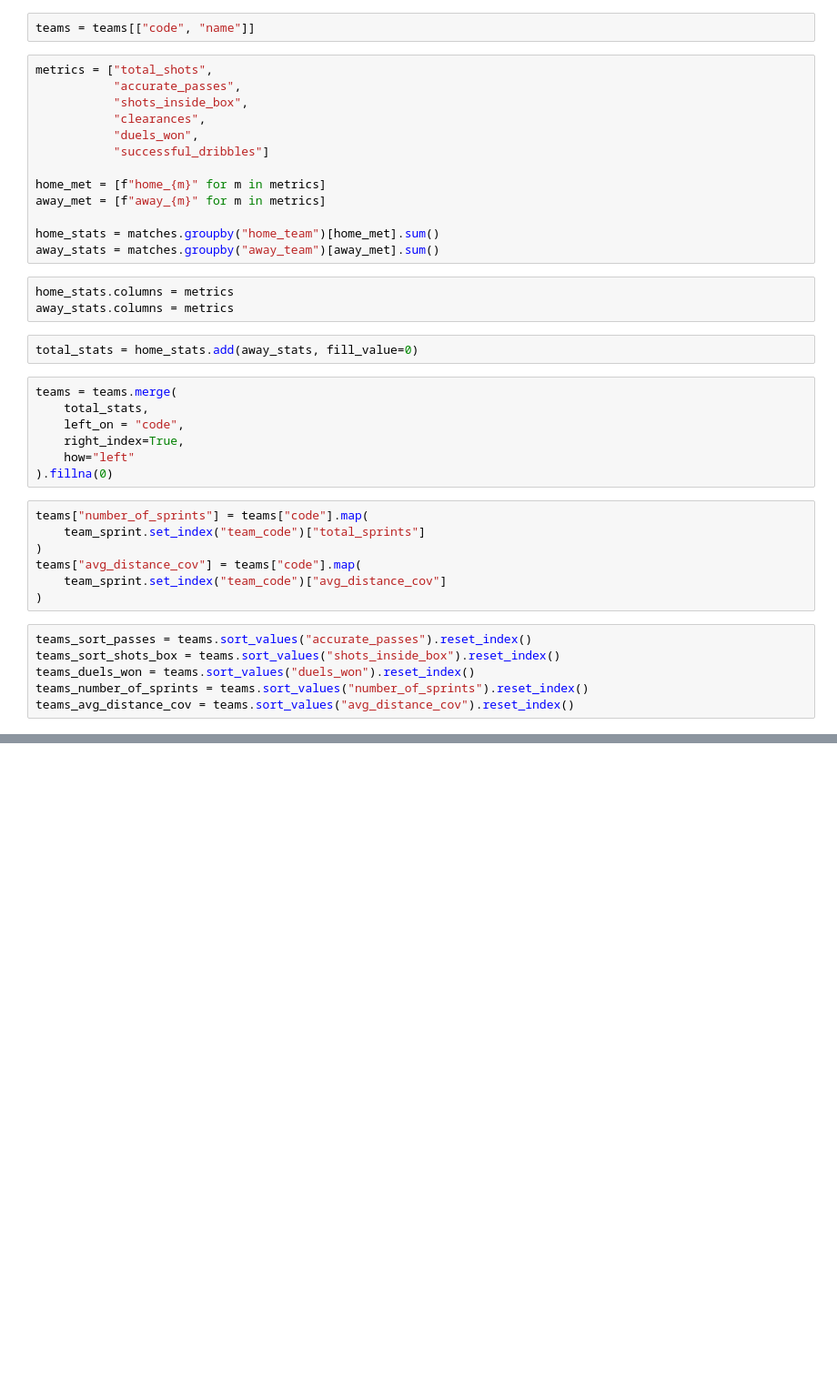
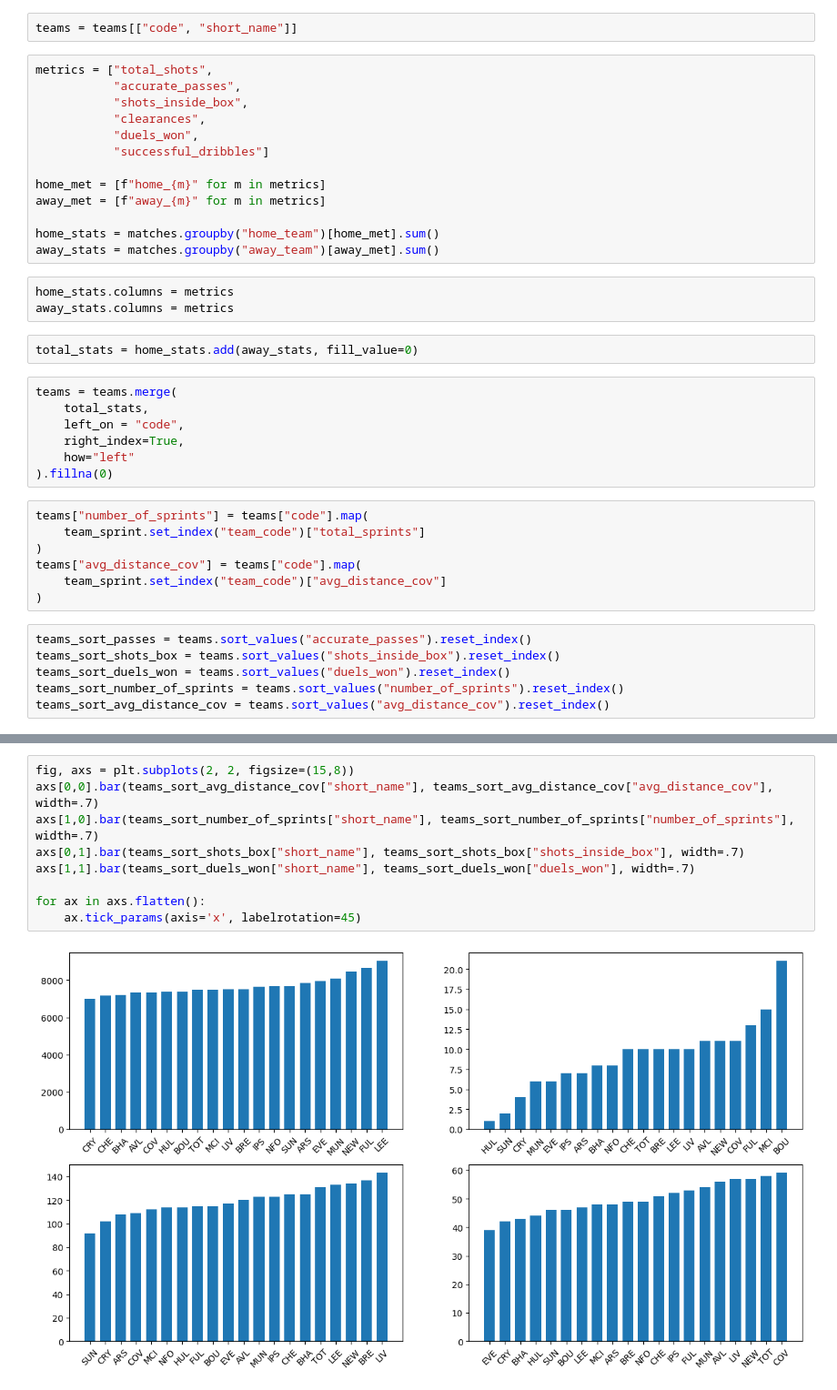
Before and after one commit to bbranduhn/EPL-Insights, a Jupyter notebook: GW7-2026-2027/gw7_sunderland_form.ipynb, the cells around one changed output, grey strips where cells are left out. Shown at 91% size. Drawn from its saved outputs; the diff is of its cells as text; blank space fills up the shorter version.

Commit message:
4 graphs created

```diff
--- a/GW7-2026-2027/gw7_sunderland_form.ipynb
+++ b/GW7-2026-2027/gw7_sunderland_form.ipynb
@@ -32,7 +32,7 @@ team_sprint = playermatchstats.groupby("team_code").agg(
     avg_distance_cov = ("distance_covered", "mean")
 ).round(1).reset_index()
 # %%
-teams = teams[["code", "name"]]
+teams = teams[["code", "short_name"]]
 # %%
 metrics = ["total_shots",
            "accurate_passes",
@@ -68,6 +68,6 @@ teams["avg_distance_cov"] = teams["code"].map(
 # %%
 teams_sort_passes = teams.sort_values("accurate_passes").reset_index()
 teams_sort_shots_box = teams.sort_values("shots_inside_box").reset_index()
-teams_duels_won = teams.sort_values("duels_won").reset_index()
-teams_number_of_sprints = teams.sort_values("number_of_sprints").reset_index()
-teams_avg_distance_cov = teams.sort_values("avg_distance_cov").reset_index()
+teams_sort_duels_won = teams.sort_values("duels_won").reset_index()
+teams_sort_number_of_sprints = teams.sort_values("number_of_sprints").reset_index()
+teams_sort_avg_distance_cov = teams.sort_values("avg_distance_cov").reset_index()
@@ -73,0 +94,11 @@ teams_avg_distance_cov = teams.sort_values("avg_distance_cov").reset_index()
+# %%
+fig, axs = plt.subplots(2, 2, figsize=(15,8))
+axs[0,0].bar(teams_sort_avg_distance_cov["short_name"], teams_sort_avg_distance_cov["avg_distance_cov"], width=.7)
+axs[1,0].bar(teams_sort_number_of_sprints["short_name"], teams_sort_number_of_sprints["number_of_sprints"], width=.7)
+axs[0,1].bar(teams_sort_shots_box["short_name"], teams_sort_shots_box["shots_inside_box"], width=.7)
+axs[1,1].bar(teams_sort_duels_won["short_name"], teams_sort_duels_won["duels_won"], width=.7)
+
+for ax in axs.flatten():
+    ax.tick_params(axis='x', labelrotation=45)
+# %% [output]
+[figure, added]
```
Also changed, not shown: parts of 1 cell of this notebook, 1 other file.
